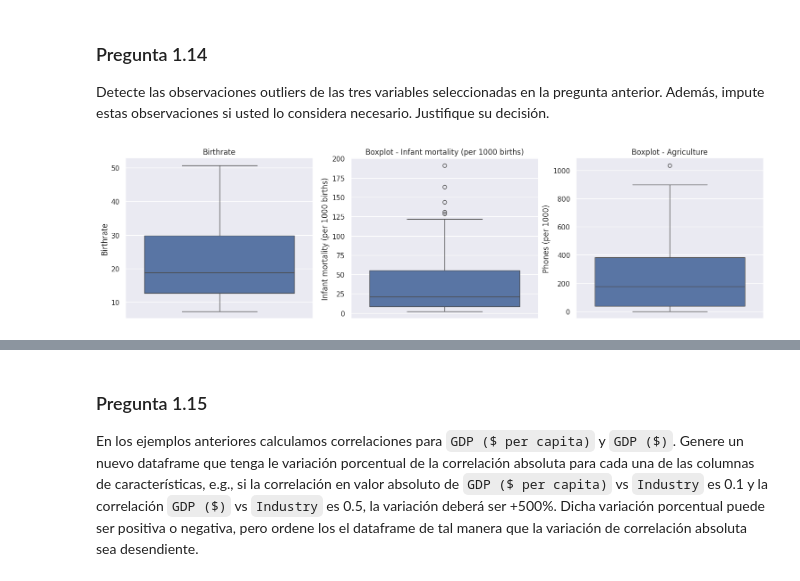
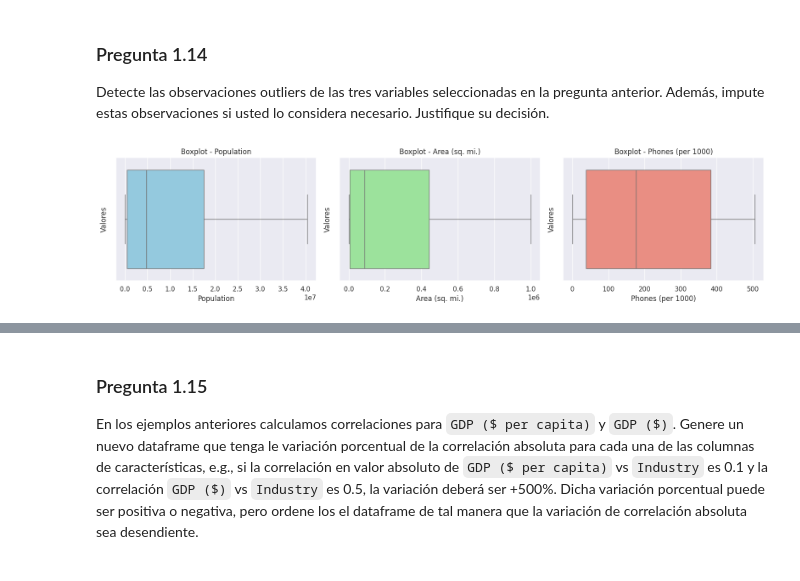
Before and after one commit to MaykolMedrano/AMLE, a Jupyter notebook: AMLE 2025:Tarea 01.ipynb, the cells around one changed output, grey strips where cells are left out. Drawn from its saved outputs; the diff is of its cells as text; code cells hidden in the pictures.

```diff
--- a/AMLE 2025:Tarea 01.ipynb
+++ b/AMLE 2025:Tarea 01.ipynb
@@ -335,9 +335,8 @@ area   = df['Area (sq. mi.)']
 phones = df['Phones (per 1000)']
 
 # Definimos las dimensiones de la figura
-fig, axes = plt.subplots(1, 3, figsize=(15, 4))
-
-## Usamos kdeplot, de igual forma se puede usar la libreria matplotlib
+sns.set(style="darkgrid")
+fig, axes = plt.subplots(1, 3, figsize=(15, 5))
 
 # Graficamos 'pop'
 sns.kdeplot(pop, fill=True, common_norm=False, palette="crest",alpha=.5, linewidth=0, ax=axes[0])
@@ -351,7 +350,7 @@ axes[1].set_title('Area Density')
 sns.kdeplot(phones, fill=True, common_norm=False, palette="crest",alpha=.5, linewidth=0, ax=axes[2])
 axes[2].set_title('Phones Density')
 
-# Ajustamos la figura
+# Ajustamos
 plt.tight_layout()
 plt.show()
 # %% [output]
@@ -528,22 +527,23 @@ birthrate        = df['Birthrate']
 infant_mortality = df['Infant mortality (per 1000 births)']
 gdp              = df['GDP ($ per capita)']
 
+sns.set(style="darkgrid")
 # Definimos las dimensiones de la figura
-fig, axes = plt.subplots(1, 3, figsize=(12, 4), sharey=True)
+fig, axes = plt.subplots(1, 3, figsize=(18, 6), sharey=True)
 
 ## Usamos regplot para realizar un scatter con su linea de ajuste
 
 # Graficamos 'phones'
 sns.scatterplot(x=phones, y=gdp, color="black", marker='.', ax=axes[0])
-axes[0].set_title('Phones (per 1000)')
+axes[0].set_title('Phones vs. GDP ($ per capita) ')
 
 # Gráficamos 'birthrate'
 sns.scatterplot(x=birthrate, y=gdp, color="red", marker='.', ax=axes[1])
-axes[1].set_title('Birthrate')
+axes[1].set_title('Birthrate vs. GDP ($ per capita)')
 
 # Gráficamos 'infant_mortality'
 sns.scatterplot(x=infant_mortality, y=gdp, color="green", marker='.', ax=axes[2])
-axes[2].set_title('Infant mortality (per 1000 births)')
+axes[2].set_title('Infant mortality vs. GDP ($ per capita)')
 
 # Ajustamos la figura
 plt.tight_layout()
@@ -612,30 +611,35 @@ La agricultura se deriva del PIB, por lo tanto es normal que tenga una correlaci
 
 Detecte las observaciones outliers de las tres variables seleccionadas en la pregunta anterior. Además, impute estas observaciones si usted lo considera necesario. Justifique su decisión.
 # %%
-# Seleccionamos tres variables relevantes
-birthrate   = df['Birthrate']
-mortality   = df['Infant mortality (per 1000 births)']
-agriculture = df['Agriculture']
+# Supongamos que ya tienes tu DataFrame llamado df
+Population = df['Population']
+Area       = df['Area (sq. mi.)']
+Phones     = df['Phones (per 1000)']
 
 # Definimos las dimensiones de la figura
-fig, axes = plt.subplots(1, 3, figsize=(15, 4))
+sns.set(style="darkgrid")
+fig, axes = plt.subplots(1, 3, figsize=(16, 4))
 
-## Usamos kdeplot, de igual forma se puede usar la libreria matplotlib
+# Graficamos 'Population'
+sns.boxplot(x=Population, ax=axes[0], color="skyblue")
+axes[0].set_title('Boxplot - Population')
+axes[0].set_xlabel('Population')
+axes[0].set_ylabel('Valores')
 
-# Graficamos 'Birthrate'
-sns.boxplot(birthrate, ax=axes[0])
-axes[0].set_title('Birthrate')
+# Graficamos 'Area (sq. mi.)'
+sns.boxplot(x=Area, ax=axes[1], color="lightgreen")
+axes[1].set_title('Boxplot - Area (sq. mi.)')
+axes[1].set_xlabel('Area (sq. mi.)')
+axes[1].set_ylabel('Valores')
 
-# Gráficamos 'Infant Mortality'
-sns.boxplot(mortality, ax=axes[1])
-axes[1].set_title('Boxplot - Infant mortality (per 1000 births)')
+# Graficamos 'Phones (per 1000)'
+sns.boxplot(x=Phones, ax=axes[2], color="salmon")
+axes[2].set_title('Boxplot - Phones (per 1000)')
+axes[2].set_xlabel('Phones (per 1000)')
+axes[2].set_ylabel('Valores')
 
-# Gráficamos 'Agriculture'
-sns.boxplot(phones, ax=axes[2])
-axes[2].set_title('Boxplot - Agriculture')
-
-# Ajustamos la figura
+# Ajustamos la figura para evitar solapamientos
 plt.tight_layout()
 plt.show()
 # %% [output]
-[figure, old version]
+[figure, new version]
```
Also changed, not shown: parts of 27 cells of this notebook.
